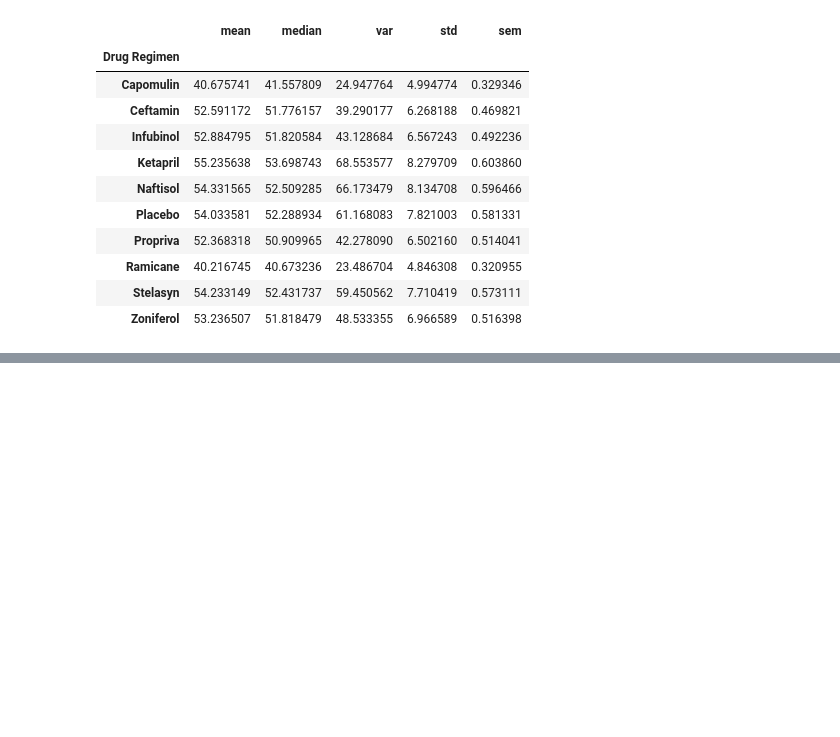
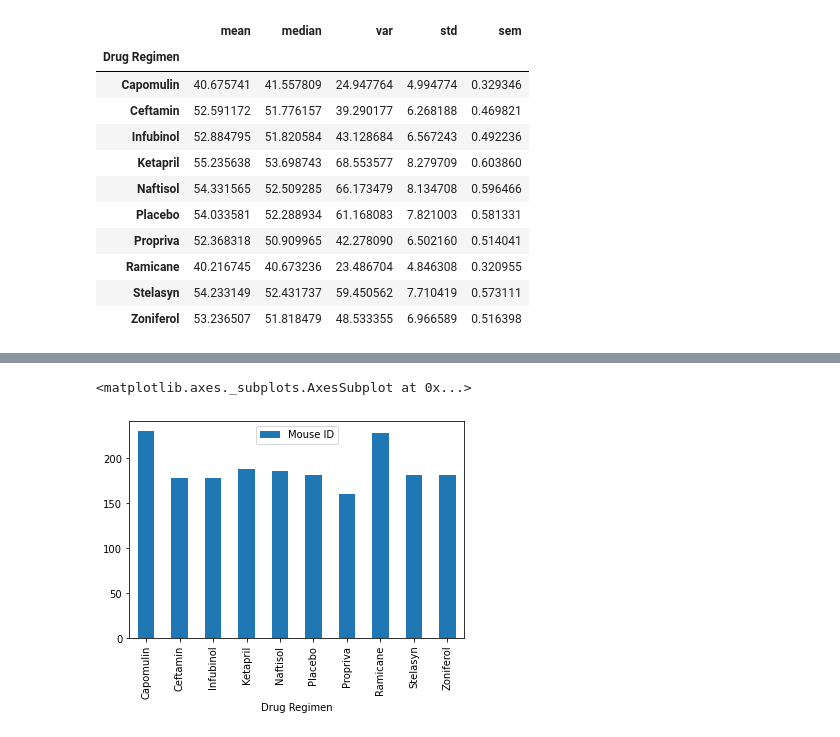
Before and after one commit to cmagnotta/matplotlib-challenge, a Jupyter notebook: matplotlib.ipynb, the cells around one changed output, grey strips where cells are left out. Cells and saved outputs as stored; diff of their text form; code cells hidden in the pictures; blank space fills up the shorter version.

Commit message:
adding additional work, including new plots

```diff
--- a/matplotlib.ipynb
+++ b/matplotlib.ipynb
@@ -284,0 +286,3 @@ summary_stats_table_2
+# %%
+mouse_count = clean_results.groupby("Drug Regimen").count()['Mouse ID']
+mouse_count
@@ -284,0 +302,2 @@ summary_stats_table_2
+# %%
+mouse_count = mouse_count.to_frame()
@@ -284,0 +319,5 @@ summary_stats_table_2
+# %%
+mouse_count.plot.bar(y='Mouse ID')
+# %% [output]
+<matplotlib.axes._subplots.AxesSubplot at 0x...>
+[figure, added]
```
Also changed, not shown: parts of 15 cells of this notebook.
